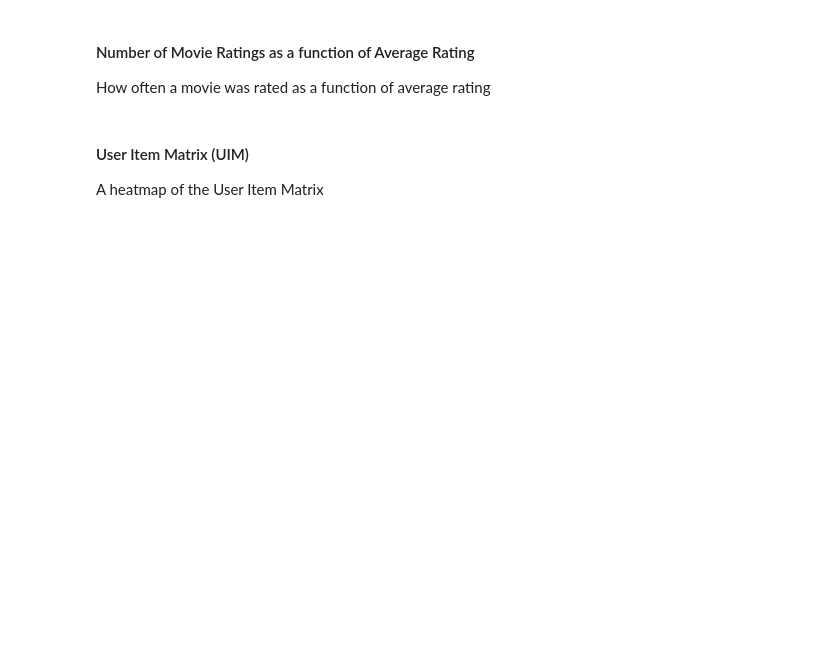
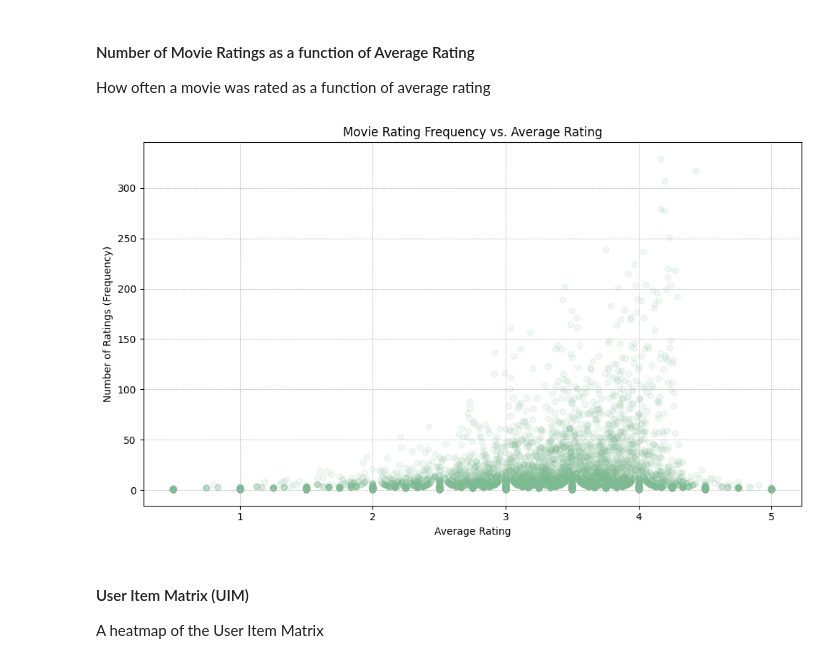
Before and after one commit to okaynils/fhnw-ds-rsy, a Jupyter notebook: MiniChallenge/RSY_ MiniChallenge_FS24.ipynb, the cells around one changed output. Cells and saved outputs as stored; diff of their text form; code cells hidden in the pictures; blank space fills up the shorter version.

```diff
--- a/MiniChallenge/RSY_ MiniChallenge_FS24.ipynb
+++ b/MiniChallenge/RSY_ MiniChallenge_FS24.ipynb
@@ -219,6 +257,22 @@ How many users give which average rating?
 # %% [markdown]
 #### Number of Movie Ratings as a function of Average Rating
 How often a movie was rated as a function of average rating
+# %%
+movie_stats = df_movieratings.groupby('movieId').agg(
+    avg_rating=('rating', 'mean'),
+    rating_count=('rating', 'count')
+).reset_index()
+
+plt.figure(figsize=(10, 6))
+plt.scatter(movie_stats['avg_rating'], movie_stats['rating_count'], alpha=0.1)
+plt.title('Movie Rating Frequency vs. Average Rating')
+plt.xlabel('Average Rating')
+plt.ylabel('Number of Ratings (Frequency)')
+plt.grid(True, which='both', linestyle='--', linewidth=0.5)
+plt.tight_layout()
+plt.show()
+# %% [output]
+[figure, added]
 # %% [markdown]
 #### User Item Matrix (UIM)
 A heatmap of the User Item Matrix
```
Also changed, not shown: parts of 5 cells of this notebook.
